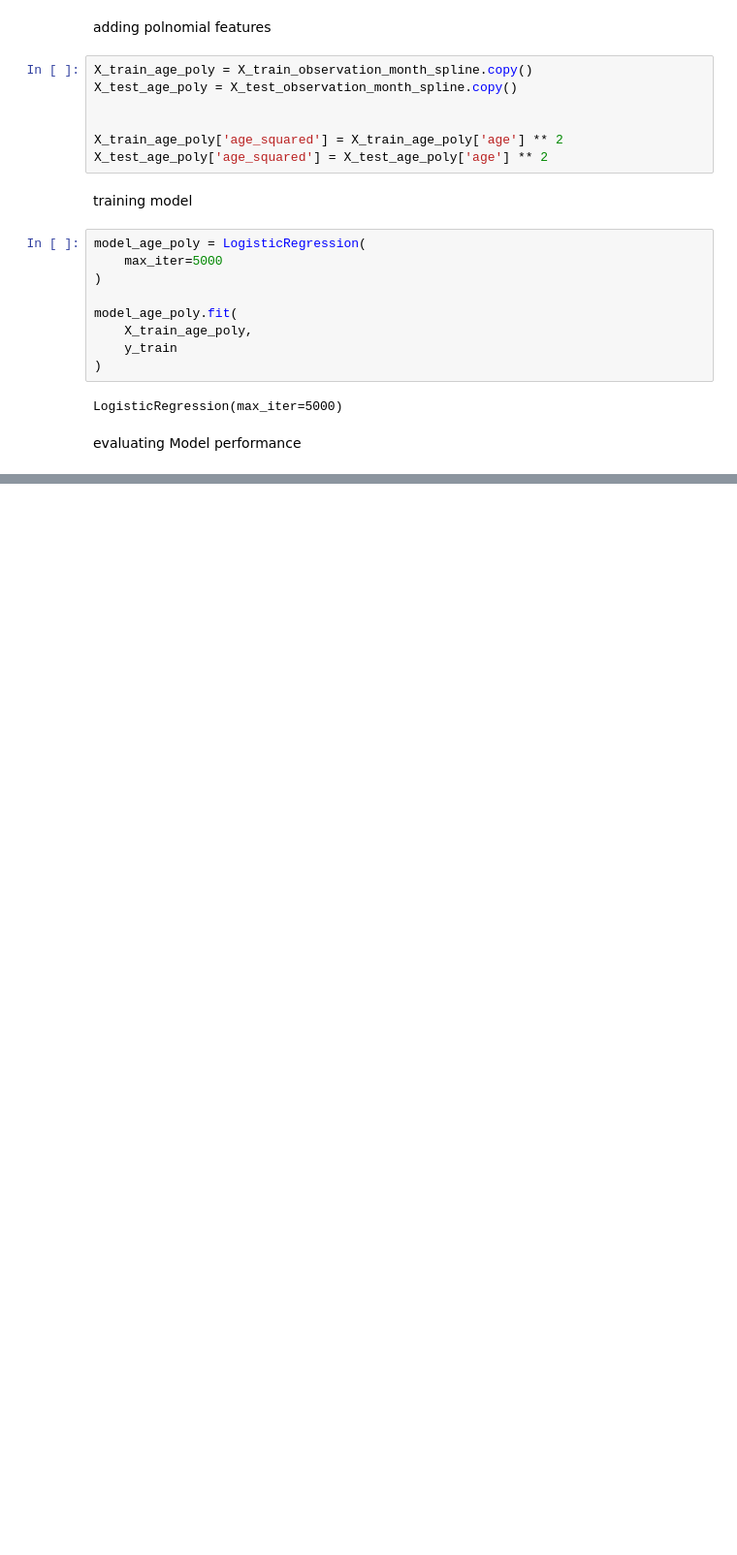
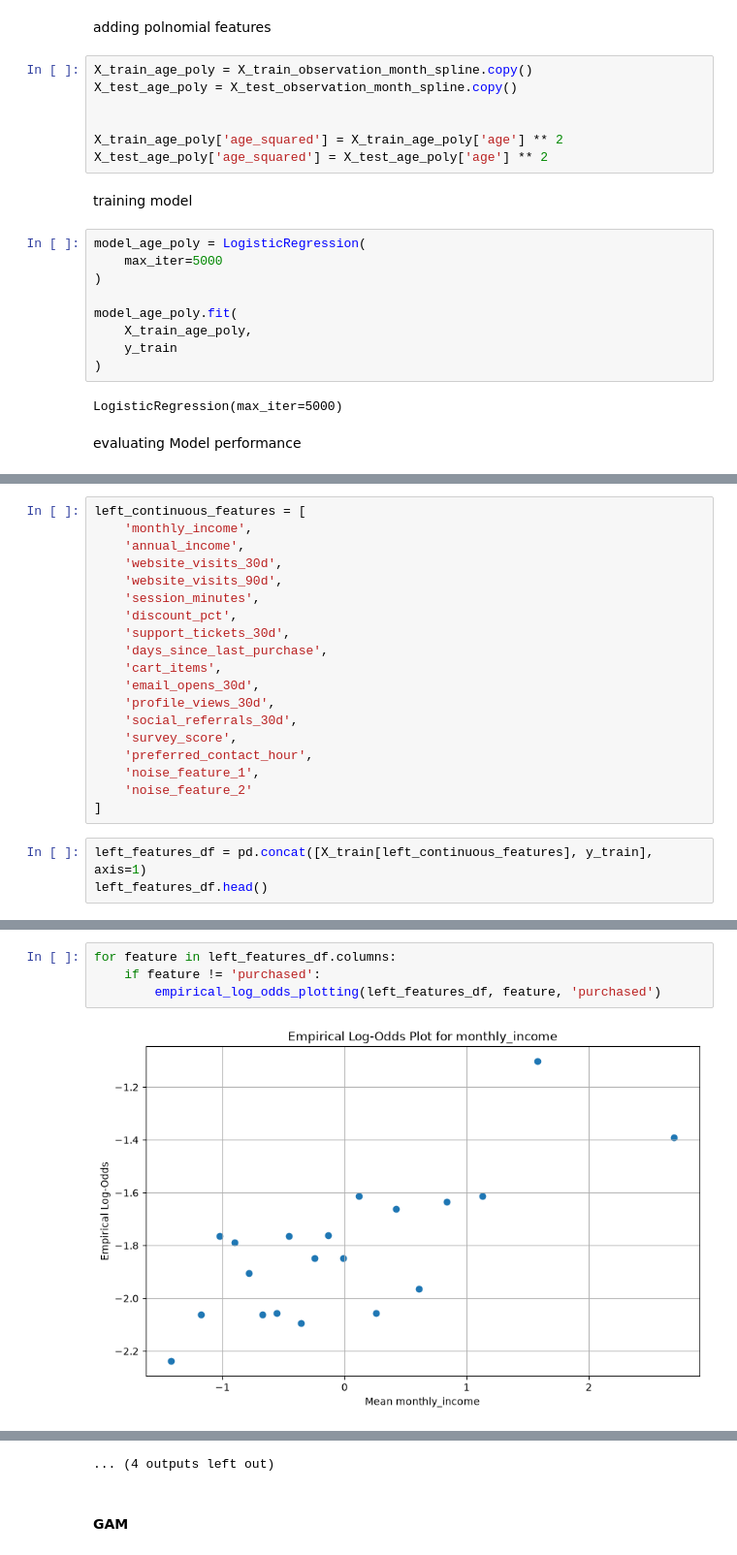
Before and after one commit to diyorarti/Learning_Data_Science, a Jupyter notebook: Statistics/3_Regression/Logistic_regression/practice2.ipynb, the cells around one changed output, grey strips where cells are left out. Shown at 97% size. Drawn from its saved outputs; the diff is of its cells as text; blank space fills up the shorter version.

```diff
--- a/Statistics/3_Regression/Logistic_regression/practice2.ipynb
+++ b/Statistics/3_Regression/Logistic_regression/practice2.ipynb
@@ -1053,0 +1107,22 @@ models_restuls
+# %%
+left_continuous_features = [
+    'monthly_income',
+    'annual_income',
+    'website_visits_30d',
+    'website_visits_90d',
+    'session_minutes',
+    'discount_pct',
+    'support_tickets_30d',
+    'days_since_last_purchase',
+    'cart_items',
+    'email_opens_30d',
+    'profile_views_30d',
+    'social_referrals_30d',
+    'survey_score',
+    'preferred_contact_hour',
+    'noise_feature_1',
+    'noise_feature_2'
+]
+# %%
+left_features_df = pd.concat([X_train[left_continuous_features], y_train], axis=1)
+left_features_df.head()
@@ -1053,0 +1195,6 @@ models_restuls
+# %%
+for feature in left_features_df.columns:
+    if feature != 'purchased':
+        empirical_log_odds_plotting(left_features_df, feature, 'purchased')
+# %% [output]
+[figure, added]
@@ -1053,0 +1212,3 @@ models_restuls
+... (4 outputs left out)
+# %% [markdown]
+#### GAM
```
Also changed, not shown: parts of 10 cells of this notebook, 1 other file.
